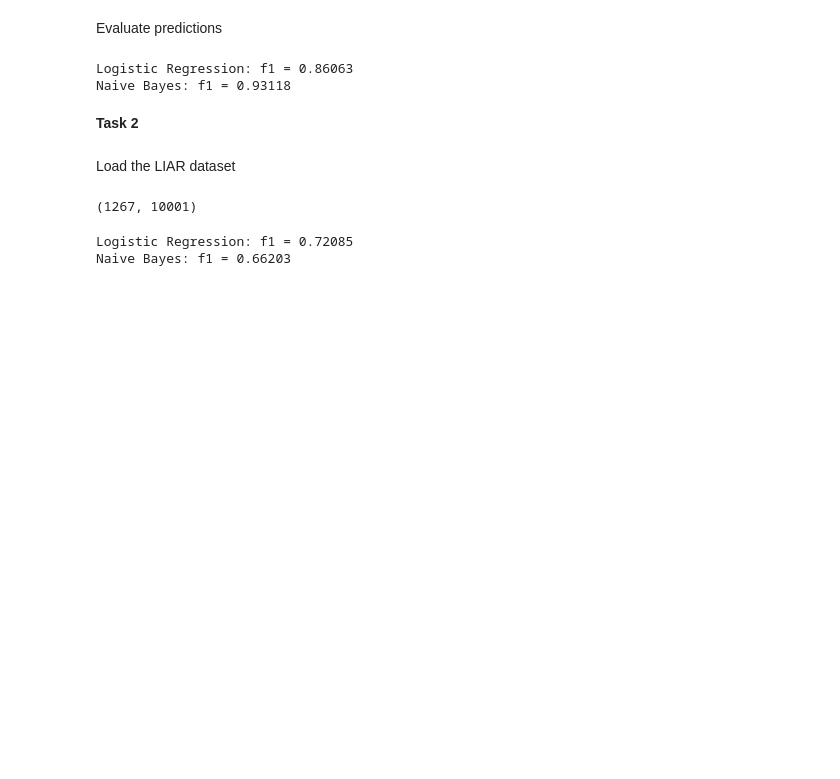
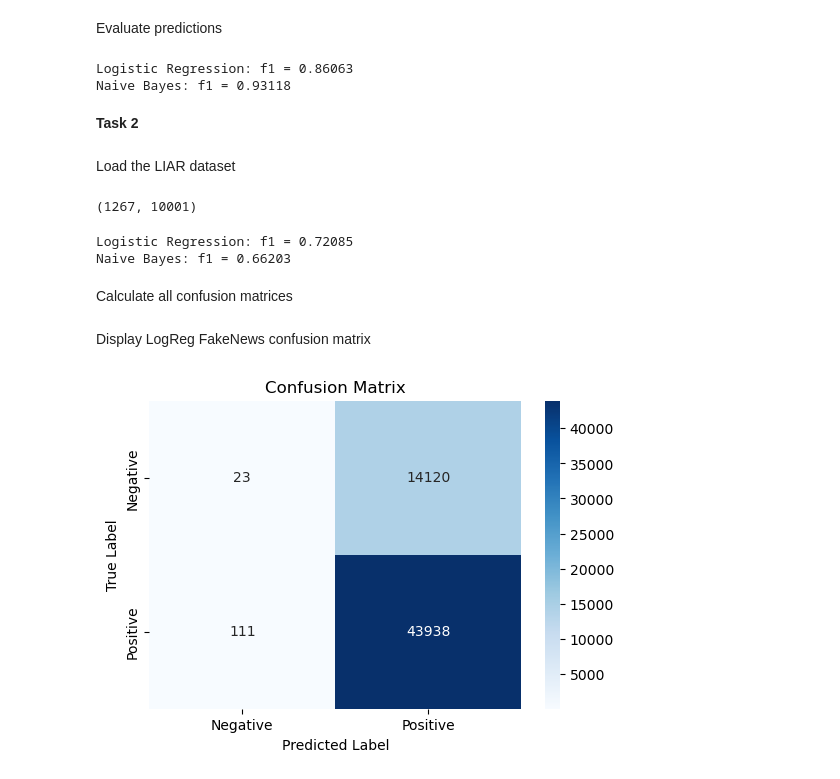
Before and after one commit to Orn-Steinar/GDS, a Jupyter notebook: model_evaluation.ipynb, the cells around one changed output. Saved outputs shown, nothing was run; the diff lists cells and outputs as text; code cells hidden in the pictures; blank space fills up the shorter version.

Commit message:
Tilfojede confusion matrices til Part 4

```diff
--- a/model_evaluation.ipynb
+++ b/model_evaluation.ipynb
@@ -59,3 +59,27 @@ print(f"Naive Bayes: f1 = {NB_f1:.5f}")
 # %% [output]
 Logistic Regression: f1 = 0.72085
 Naive Bayes: f1 = 0.66203
+# %% [markdown]
+Calculate all confusion matrices
+# %%
+from sklearn.metrics import confusion_matrix
+import matplotlib.pyplot as plt
+import seaborn as sns
+
+cm_LR_FN = confusion_matrix(y_test_oh, LR_pred)
+cm_NB_FN = confusion_matrix(y_test_tfidf, NB_pred)
+cm_LR_LIAR = confusion_matrix(y_LIAR, LR_pred_liar)
+cm_NB_LIAR = confusion_matrix(y_LIAR, NB_pred_liar)
+# %% [markdown]
+Display LogReg FakeNews confusion matrix
+# %%
+
+
+plt.figure(figsize=(6,4))
+sns.heatmap(cm_LR_FN, annot=True, fmt="d", cmap="Blues", xticklabels=['Negative', 'Positive'], yticklabels=['Negative', 'Positive'])
+plt.xlabel('Predicted Label')
+plt.ylabel('True Label')
+plt.title('Confusion Matrix')
+plt.show()
+# %% [output]
+[figure, added]
```
Also changed, not shown: parts of 3 cells of this notebook.
